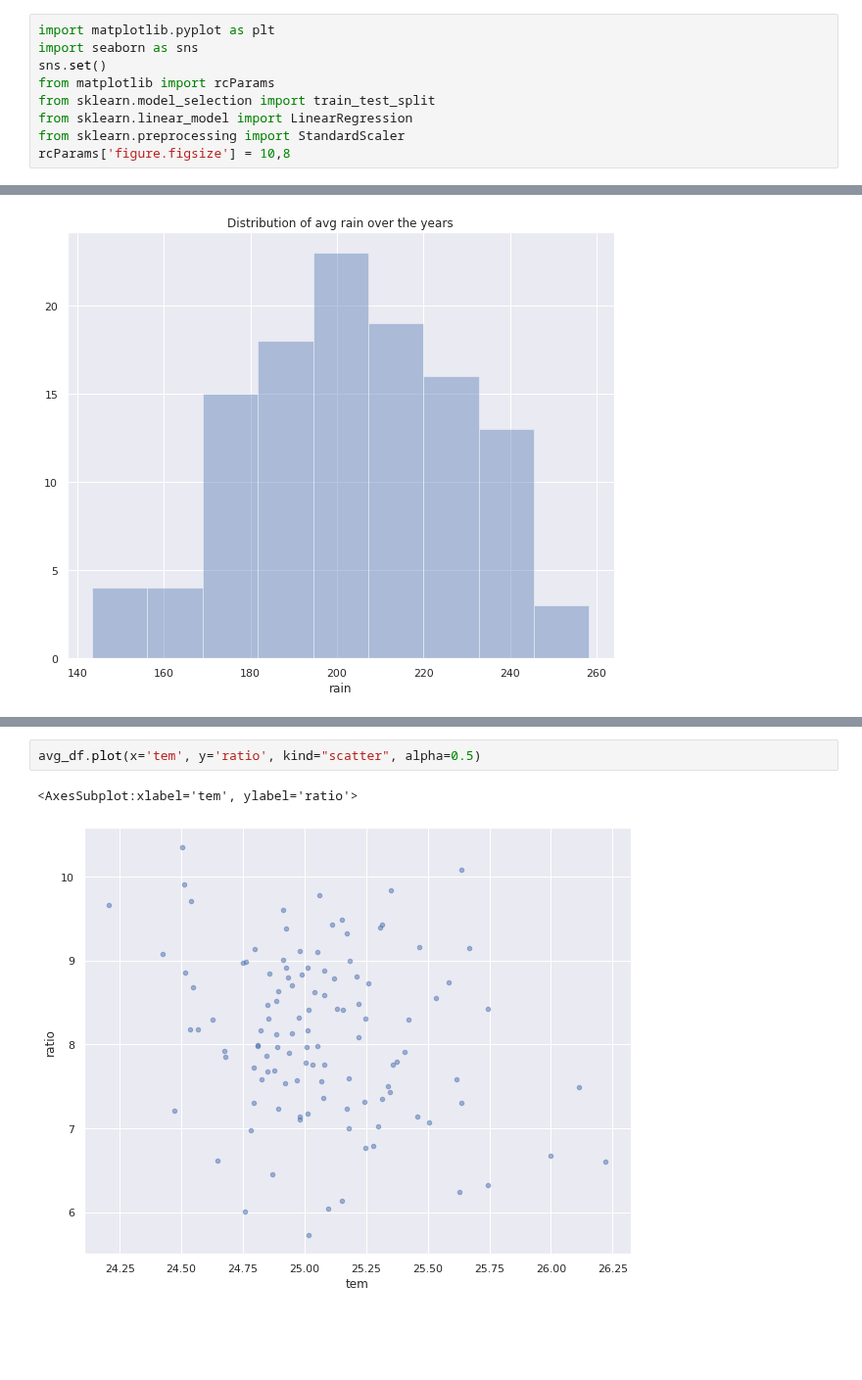
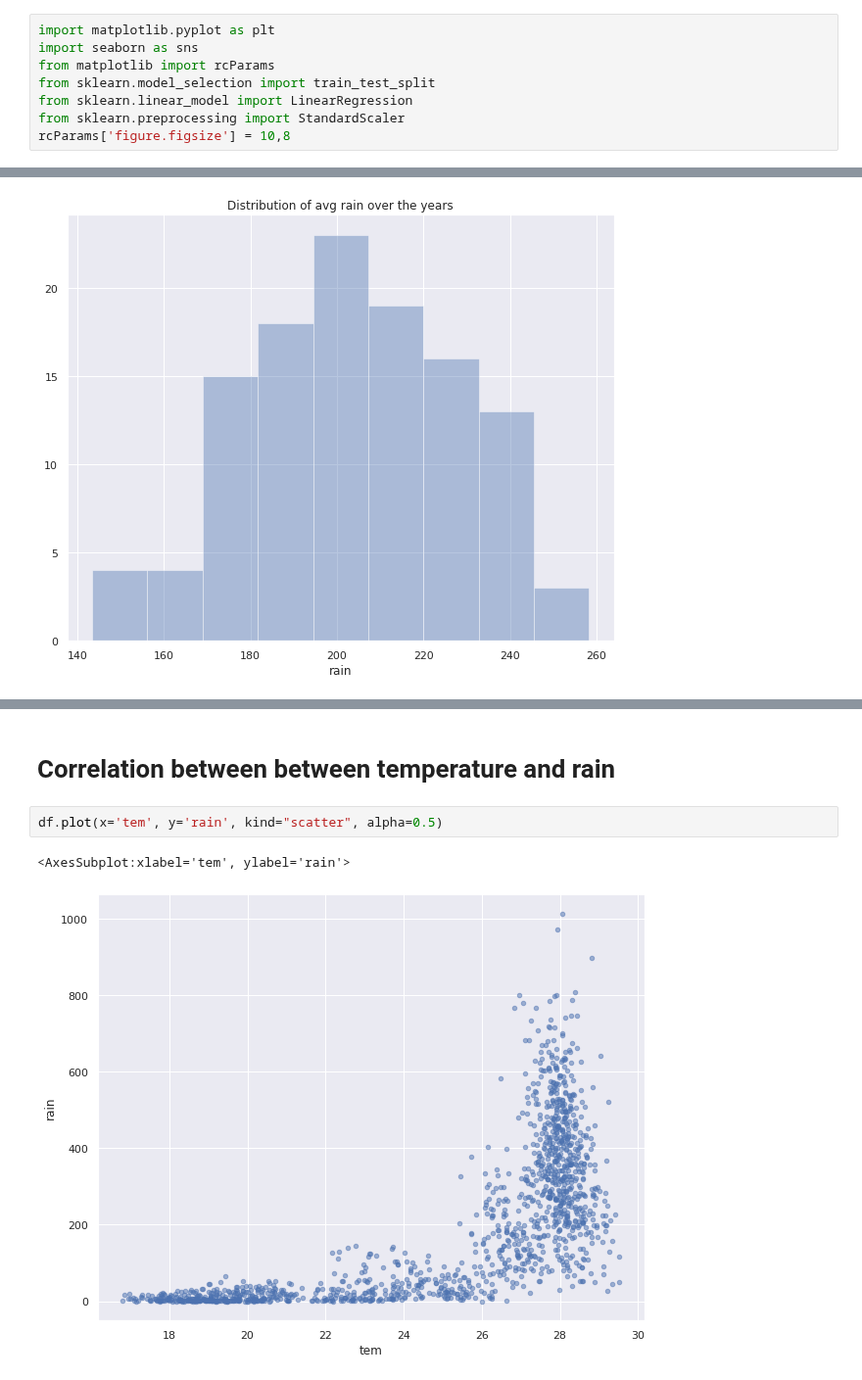
Before and after one commit to silvererudite/30-for-30-ml-projects, a Jupyter notebook: supervised/rainfall-and-regression.ipynb, the cells around one changed output, grey strips where cells are left out. Shown at 98% size. Saved outputs shown, nothing was run; the diff lists cells and outputs as text; blank space fills up the shorter version.

```diff
--- a/supervised/rainfall-and-regression.ipynb
+++ b/supervised/rainfall-and-regression.ipynb
@@ -21,7 +21,6 @@ for dirname, _, filenames in os.walk('/kaggle/input'):
 # %%
 import matplotlib.pyplot as plt
 import seaborn as sns
-sns.set()
 from matplotlib import rcParams
 from sklearn.model_selection import train_test_split
 from sklearn.linear_model import LinearRegression
@@ -163,5 +141,7 @@ avg_df
+# %% [markdown]
+# Correlation between between temperature and rain
 # %%
-avg_df.plot(x='tem', y='ratio', kind="scatter", alpha=0.5)
+df.plot(x='tem', y='rain', kind="scatter", alpha=0.5)
 # %% [output]
-<AxesSubplot:xlabel='tem', ylabel='ratio'>
+<AxesSubplot:xlabel='tem', ylabel='rain'>
-[figure, old version]
+[figure, new version]
```
Also changed, not shown: parts of 11 cells of this notebook.
